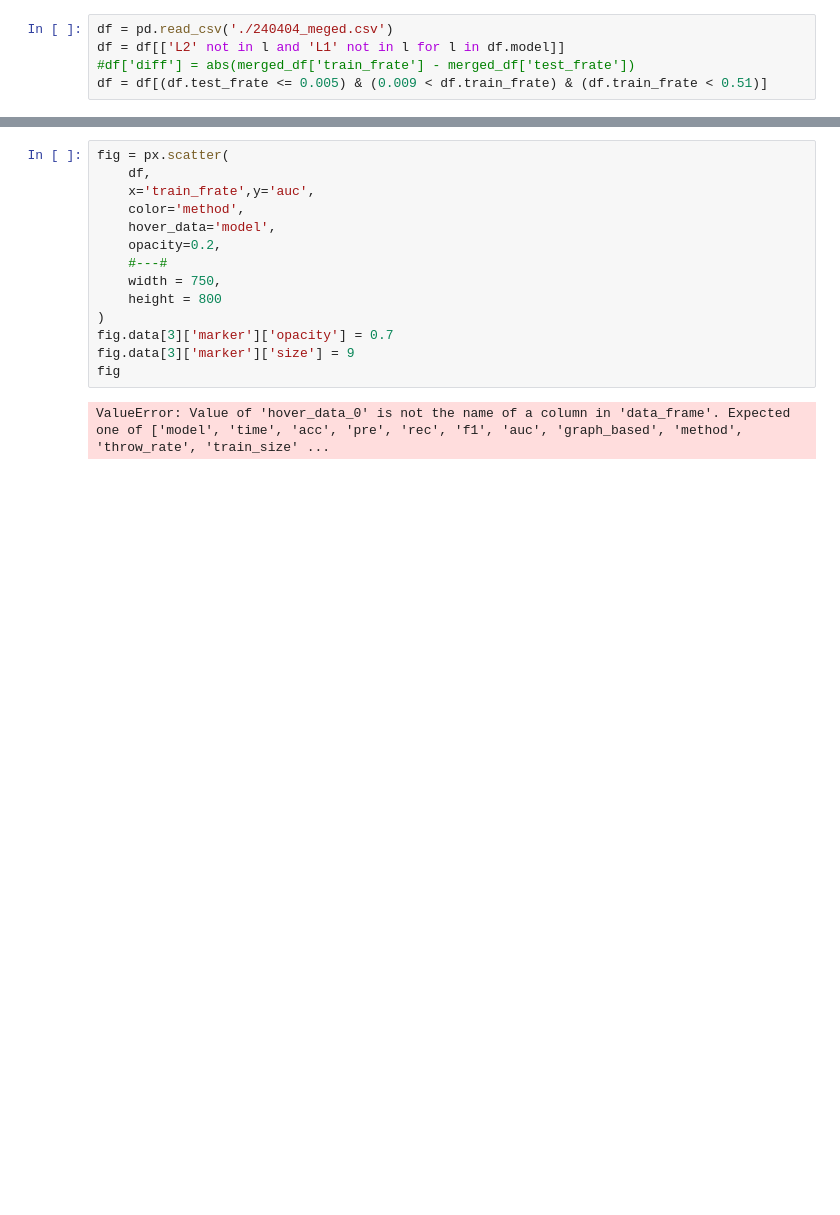
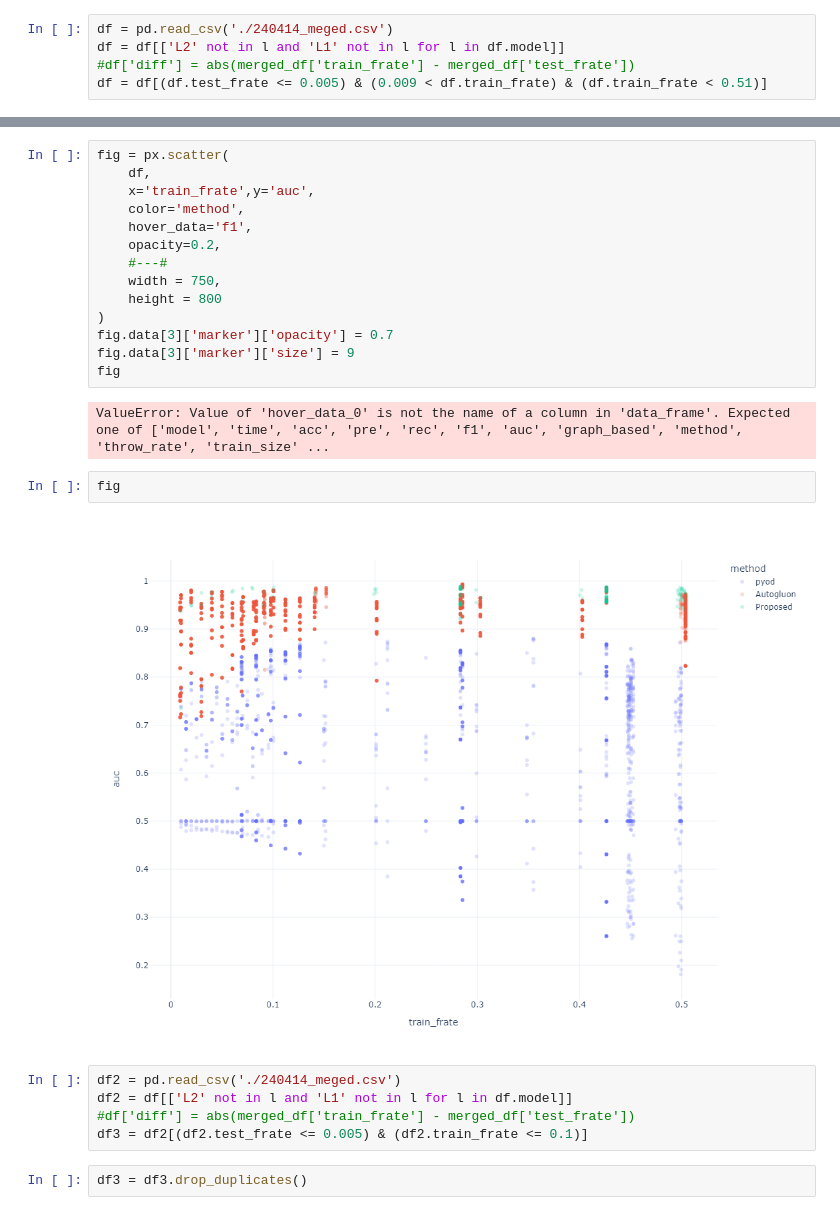
Before and after one commit to boram-coco/GNNpaper_review, a Jupyter notebook: posts/2024-04-11-결과시각화-- 실험1.out.ipynb, the cells around one changed output, grey strips where cells are left out. Cells and saved outputs as stored; diff of their text form; blank space fills up the shorter version.

```diff
--- a/posts/2024-04-11-결과시각화-- 실험1.out.ipynb
+++ b/posts/2024-04-11-결과시각화-- 실험1.out.ipynb
@@ -20,7 +20,7 @@ import plotly.io as pio
 pd.options.plotting.backend = "plotly"
 pio.templates.default = "plotly_white"
 # %%
-df = pd.read_csv('./240404_meged.csv')
+df = pd.read_csv('./240414_meged.csv')
 df = df[['L2' not in l and 'L1' not in l for l in df.model]]
 #df['diff'] = abs(merged_df['train_frate'] - merged_df['test_frate'])
 df = df[(df.test_frate <= 0.005) & (0.009 < df.train_frate) & (df.train_frate < 0.51)]
@@ -29,7 +45,7 @@ fig = px.scatter(
     df,
     x='train_frate',y='auc',
     color='method',
-    hover_data='model',
+    hover_data='f1',
     opacity=0.2,
     #---#
     width = 750,
@@ -40,3 +56,14 @@ fig.data[3]['marker']['size'] = 9
 fig
 # %% [output]
 ValueError: Value of 'hover_data_0' is not the name of a column in 'data_frame'. Expected one of ['model', 'time', 'acc', 'pre', 'rec', 'f1', 'auc', 'graph_based', 'method', 'throw_rate', 'train_size' ...
+# %%
+fig
+# %% [output]
+[figure, added]
+# %%
+df2 = pd.read_csv('./240414_meged.csv')
+df2 = df[['L2' not in l and 'L1' not in l for l in df.model]]
+#df['diff'] = abs(merged_df['train_frate'] - merged_df['test_frate'])
+df3 = df2[(df2.test_frate <= 0.005) & (df2.train_frate <= 0.1)]
+# %%
+df3 = df3.drop_duplicates()
```
Also changed, not shown: parts of 2 cells of this notebook, 3 other files.
